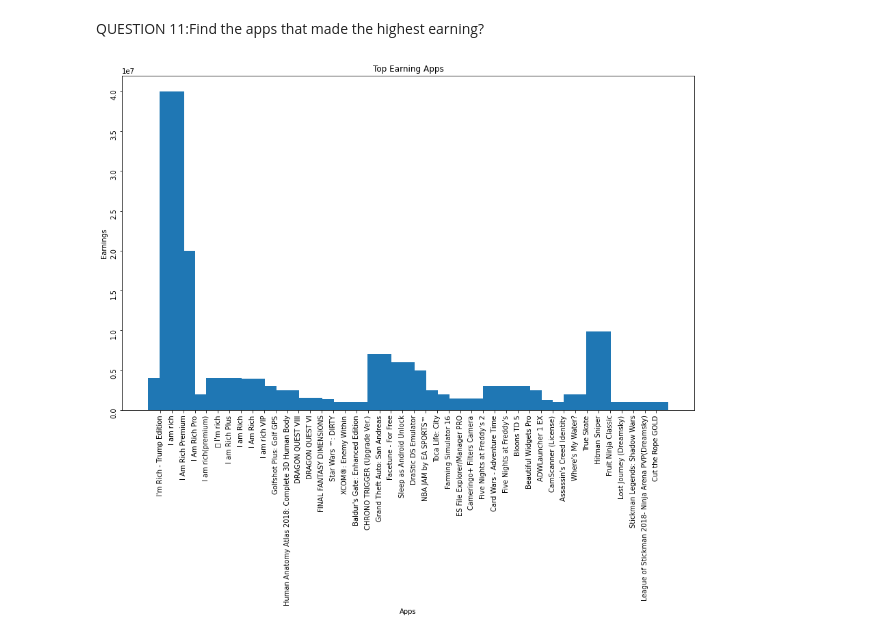
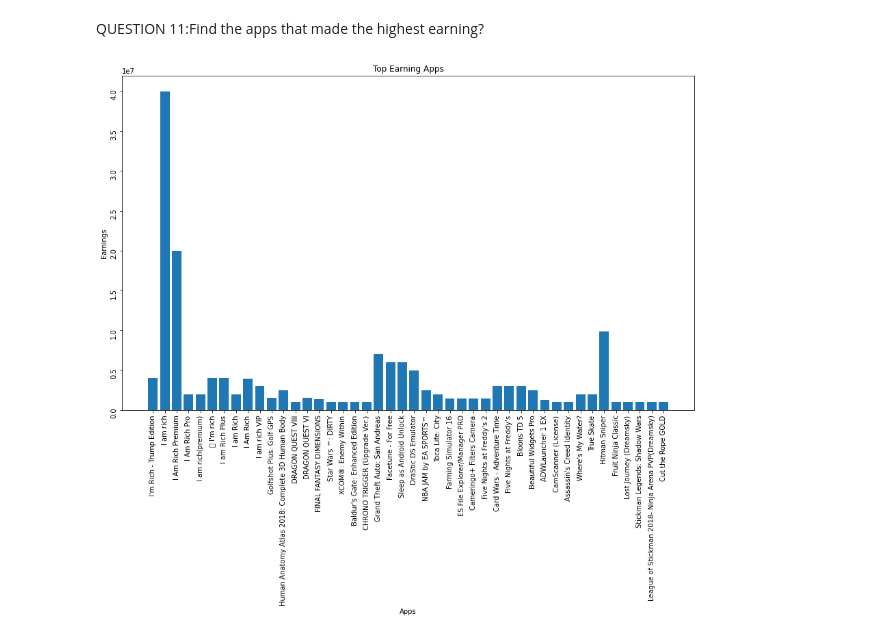
Before and after one commit to Swastik02aug/almabetter-EDA-project, a Jupyter notebook: Play_Store_App_Review_Analysis_Capstone_Project.ipynb, the cells around one changed output. Cells and saved outputs as stored; diff of their text form; code cells hidden in the pictures.

```diff
--- a/Play_Store_App_Review_Analysis_Capstone_Project.ipynb
+++ b/Play_Store_App_Review_Analysis_Capstone_Project.ipynb
@@ -498,10 +499,10 @@ sorted_price= sorted_earn.sort_values(by='Price', ascending=False)
 # %%
 # PLot a bar chart of earning at y and app names at x
 plt.figure(figsize=(15,9))
-plt.bar(sorted_price.App, sorted_price.Earnings, width=2.1, label=sorted_price.Earnings)
+plt.bar(sorted_price.App,sorted_price.Earnings,  label=sorted_price.Earnings)
 plt.xlabel("Apps")
 plt.ylabel("Earnings")
 plt.tick_params(rotation=90)
 plt.title("Top Earning Apps");
 # %% [output]
-[figure, old version]
+[figure, new version]
```
Also changed, not shown: parts of 2 cells of this notebook.
